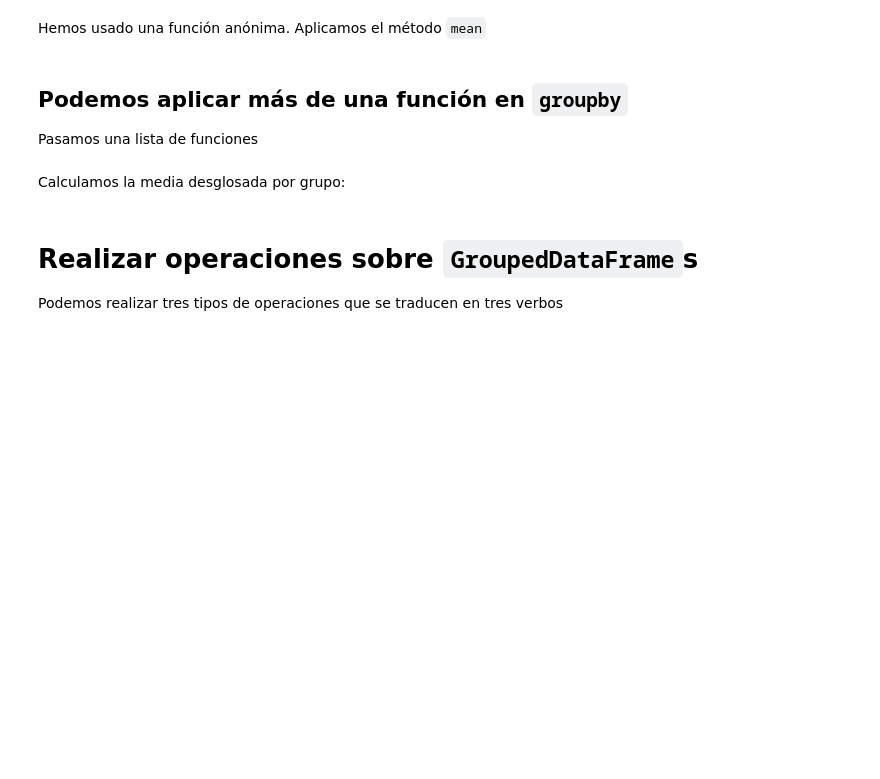
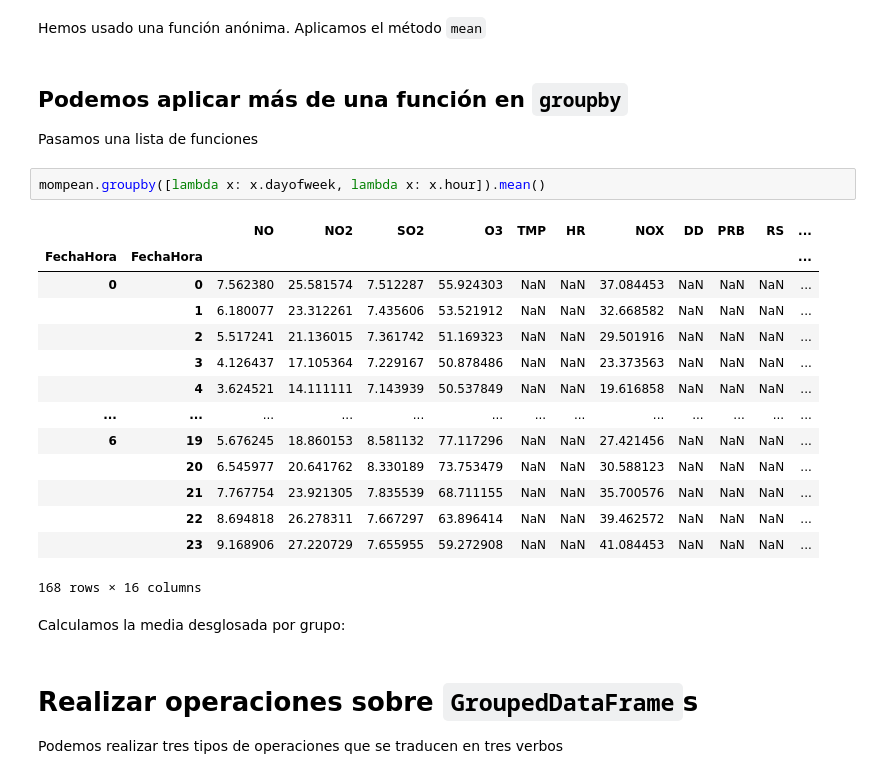
Before and after one commit to Antoniogins/IntroductionToDataScience, a Jupyter notebook: src/04-transformaciones/explicaciones-groupby-slides.ipynb, the cells around one changed output. Drawn from its saved outputs; the diff is of its cells as text; blank space fills up the shorter version.

```diff
--- a/src/04-transformaciones/explicaciones-groupby-slides.ipynb
+++ b/src/04-transformaciones/explicaciones-groupby-slides.ipynb
@@ -52,6 +232,23 @@ Hemos usado una función anónima. Aplicamos el método `mean`
 ## Podemos aplicar más de una función en `groupby`
 
 Pasamos una lista de funciones
+# %%
+mompean.groupby([lambda x: x.dayofweek, lambda x: x.hour]).mean()
+# %% [output]
+|  |  | NO | NO2 | SO2 | O3 | TMP | HR | NOX | DD | PRB | RS | ... |
+| FechaHora | FechaHora |  |  |  |  |  |  |  |  |  |  | ... |
+| 0 | 0 | 7.562380 | 25.581574 | 7.512287 | 55.924303 | NaN | NaN | 37.084453 | NaN | NaN | NaN | ... |
+|  | 1 | 6.180077 | 23.312261 | 7.435606 | 53.521912 | NaN | NaN | 32.668582 | NaN | NaN | NaN | ... |
+|  | 2 | 5.517241 | 21.136015 | 7.361742 | 51.169323 | NaN | NaN | 29.501916 | NaN | NaN | NaN | ... |
+|  | 3 | 4.126437 | 17.105364 | 7.229167 | 50.878486 | NaN | NaN | 23.373563 | NaN | NaN | NaN | ... |
+|  | 4 | 3.624521 | 14.111111 | 7.143939 | 50.537849 | NaN | NaN | 19.616858 | NaN | NaN | NaN | ... |
+| ... | ... | ... | ... | ... | ... | ... | ... | ... | ... | ... | ... | ... |
+| 6 | 19 | 5.676245 | 18.860153 | 8.581132 | 77.117296 | NaN | NaN | 27.421456 | NaN | NaN | NaN | ... |
+|  | 20 | 6.545977 | 20.641762 | 8.330189 | 73.753479 | NaN | NaN | 30.588123 | NaN | NaN | NaN | ... |
+|  | 21 | 7.767754 | 23.921305 | 7.835539 | 68.711155 | NaN | NaN | 35.700576 | NaN | NaN | NaN | ... |
+|  | 22 | 8.694818 | 26.278311 | 7.667297 | 63.896414 | NaN | NaN | 39.462572 | NaN | NaN | NaN | ... |
+|  | 23 | 9.168906 | 27.220729 | 7.655955 | 59.272908 | NaN | NaN | 41.084453 | NaN | NaN | NaN | ... |
+168 rows × 16 columns
 # %% [markdown]
 Calculamos la media desglosada por grupo:
 # %% [markdown]
```
Also changed, not shown: parts of 32 cells of this notebook, 3 other files.
